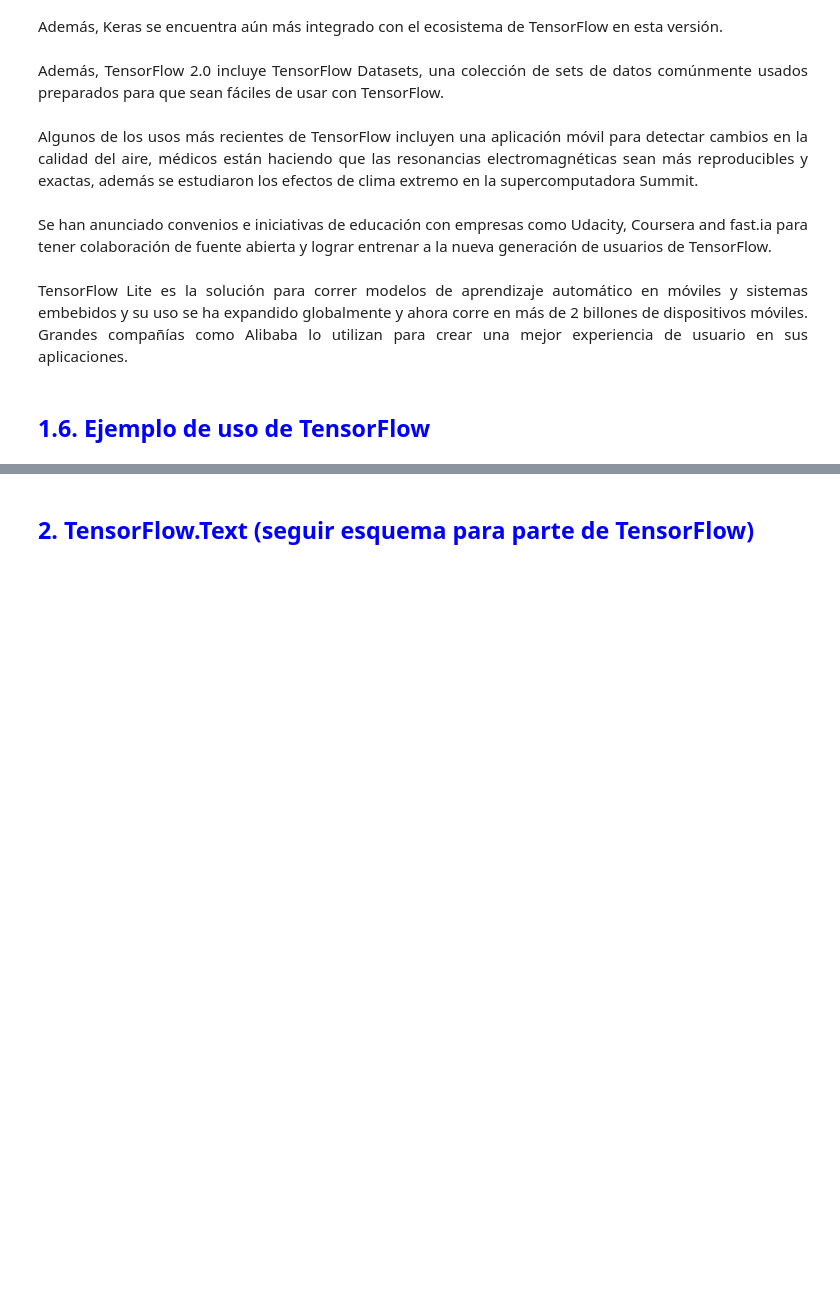
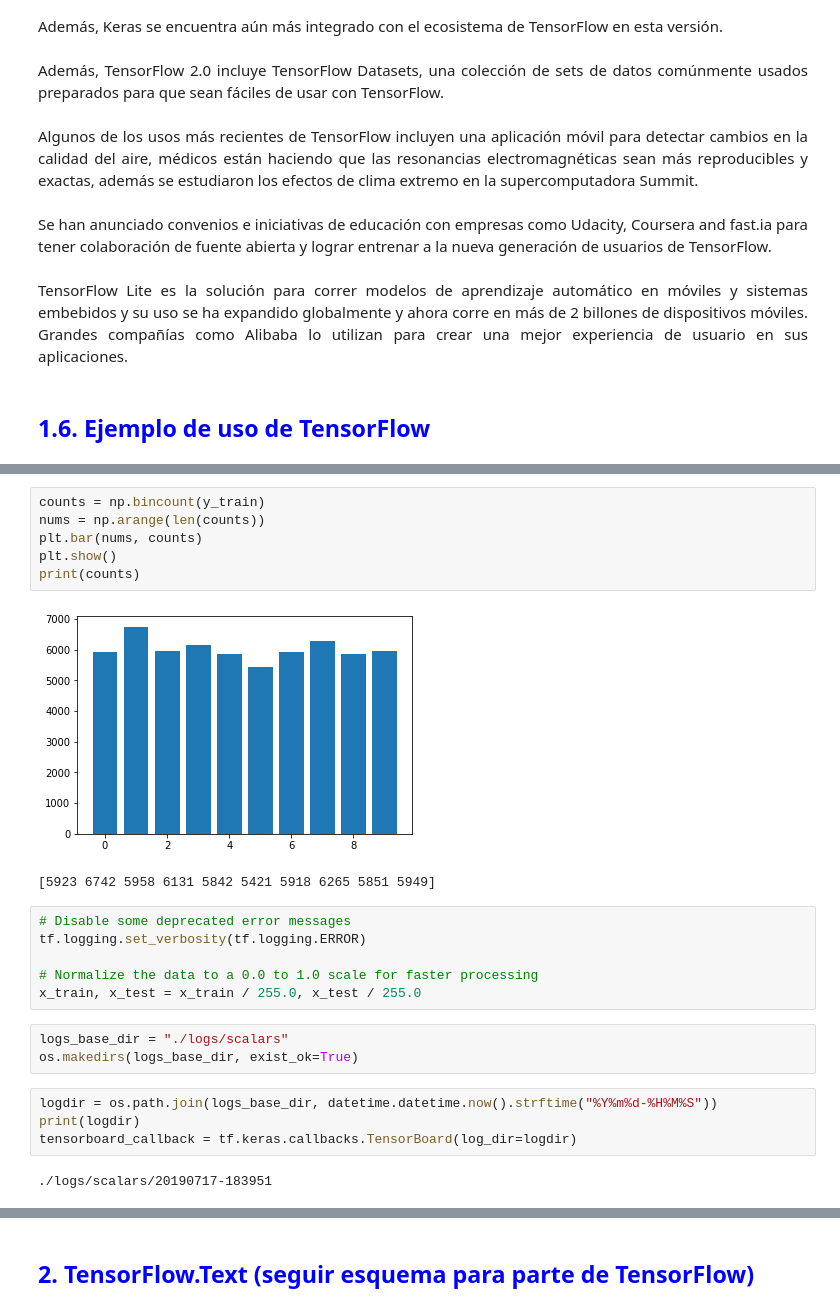
Before and after one commit to jpvernava/Inv-Corta-3, a Jupyter notebook: Inv-Corta-3.ipynb, the cells around one changed output, grey strips where cells are left out. Drawn from its saved outputs; the diff is of its cells as text; blank space fills up the shorter version.

```diff
--- a/Inv-Corta-3.ipynb
+++ b/Inv-Corta-3.ipynb
@@ -157,0 +202,24 @@ AttributeError: module 'tensorflow' has no attribute 'Session'
+# %%
+counts = np.bincount(y_train)
+nums = np.arange(len(counts))
+plt.bar(nums, counts)
+plt.show()
+print(counts)
+# %% [output]
+[figure, added]
+[5923 6742 5958 6131 5842 5421 5918 6265 5851 5949]
+# %%
+# Disable some deprecated error messages
+tf.logging.set_verbosity(tf.logging.ERROR)
+
+# Normalize the data to a 0.0 to 1.0 scale for faster processing
+x_train, x_test = x_train / 255.0, x_test / 255.0
+# %%
+logs_base_dir = "./logs/scalars"
+os.makedirs(logs_base_dir, exist_ok=True)
+# %%
+logdir = os.path.join(logs_base_dir, datetime.datetime.now().strftime("%Y%m%d-%H%M%S"))
+print(logdir)
+tensorboard_callback = tf.keras.callbacks.TensorBoard(log_dir=logdir)
+# %% [output]
+./logs/scalars/20190717-183951
```
Also changed, not shown: parts of 35 cells of this notebook, 1 other file.
